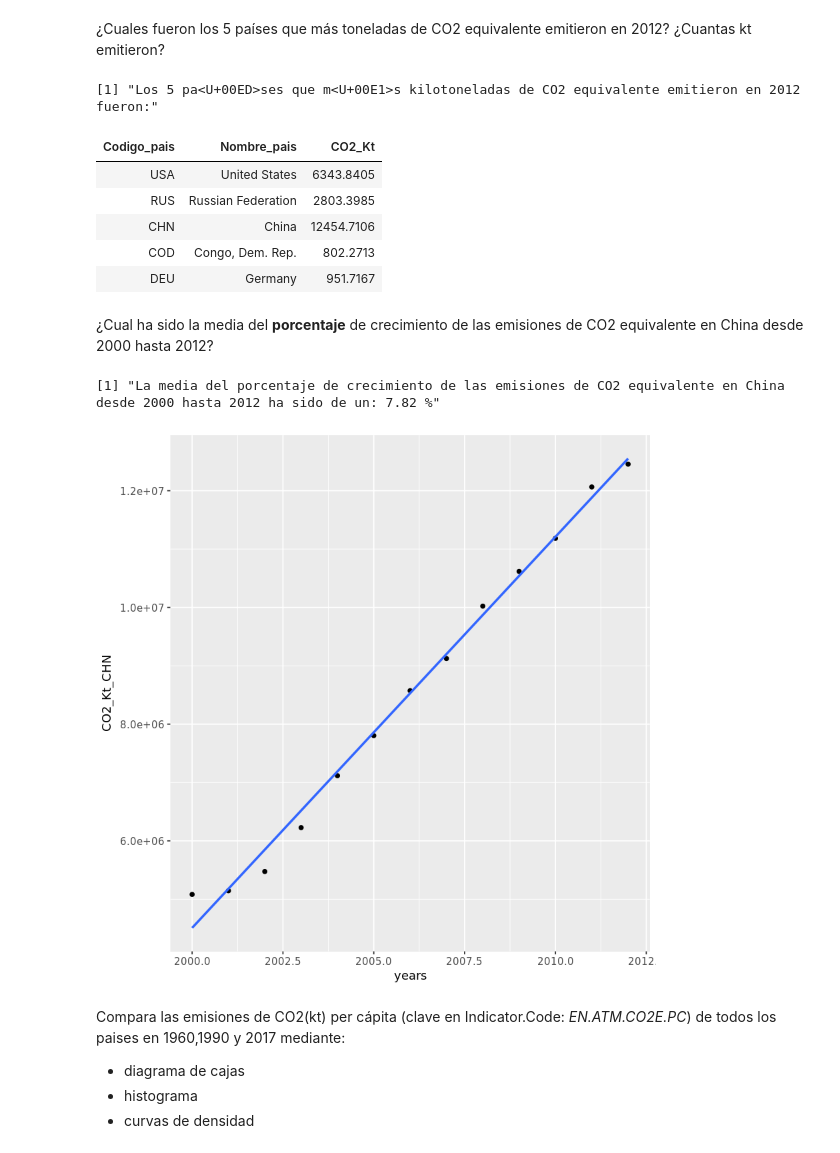
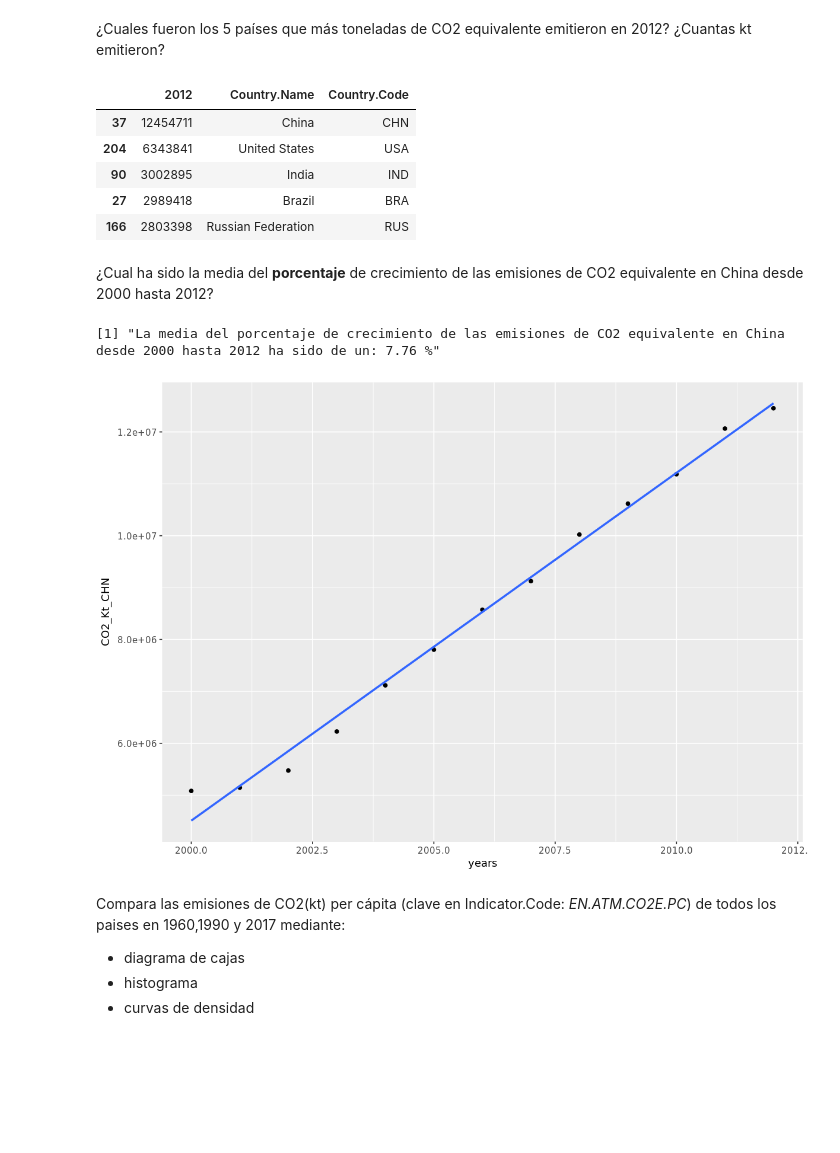
Before and after one commit to miguelcores/Data-Mining.R, a Jupyter notebook: practica/Practica1.ipynb, the cells around one changed output. Saved outputs shown, nothing was run; the diff lists cells and outputs as text; code cells hidden in the pictures; blank space fills up the shorter version.

```diff
--- a/practica/Practica1.ipynb
+++ b/practica/Practica1.ipynb
@@ -202,56 +233,49 @@ print(paste("El pais que mas toneladas de CO2 expulsó en 1970 fue",pais_co2_ord
 # %% [markdown]
 ¿Cuales fueron los 5 países que más toneladas de CO2 equivalente emitieron en 2012? ¿Cuantas kt emitieron?
-# %%
-CO2_Kt = rep(0, 217)
-Codigo_pais = data.frame(Codigo_pais=rep(NA, 217), id=c(1:217))
-Nombre_pais = data.frame(Nombre_pais=rep(NA, 217), id=c(1:217))
-j=1
-for(i in 1:length(pais_co2$Country.Name)){
-    if(pais_co2$Indicator.Code[i] == "EN.ATM.GHGT.KT.CE"){
-        CO2_Kt[j]=pais_co2[i,"2012"]
-        Codigo_pais[j,]=pais_co2$Country.Code[i]
-        Nombre_pais[j,]=pais_co2$Country.Name[i]
-        j=j+1
-    }
-}
-pais_co2_ordenado = data.frame(Codigo_pais, Nombre_pais, CO2_Kt)
-pais_co2_ordenado = arrange(pais_co2_ordenado, by = CO2, decreasing = TRUE)
-pais_co2_ordenado[,"CO2_Kt"] = pais_co2_ordenado[,"CO2_Kt"]/1000
-pais_co2_ordenado[,"id"] = NULL
-pais_co2_ordenado[,"id.1"] = NULL
-print("Los 5 países que más kilotoneladas de CO2 equivalente emitieron en 2012 fueron:")
-head(pais_co2_ordenado,5)
-# %% [output]
-[1] "Los 5 pa<U+00ED>ses que m<U+00E1>s kilotoneladas de CO2 equivalente emitieron en 2012 fueron:"
-| Codigo_pais | Nombre_pais | CO2_Kt |
-| USA | United States | 6343.8405 |
-| RUS | Russian Federation | 2803.3985 |
-| CHN | China | 12454.7106 |
-| COD | Congo, Dem. Rep. | 802.2713 |
-| DEU | Germany | 951.7167 |
+# %%
+databank2012<-databank[databank$Indicator.Code == "EN.ATM.GHGT.KT.CE",c("2012","Country.Name","Country.Code")]
+co2eq2012<-merge(databank2012,realCountryData, by="Country.Code")[,c("2012","Country.Name","Country.Code")]
+head(co2eq2012[order(co2eq2012$"2012",decreasing = T),],5)
+# %% [output]
+|  | 2012 | Country.Name | Country.Code |
+| 37 | 12454711 | China | CHN |
+| 204 | 6343841 | United States | USA |
+| 90 | 3002895 | India | IND |
+| 27 | 2989418 | Brazil | BRA |
+| 166 | 2803398 | Russian Federation | RUS |
 # %% [markdown]
 ¿Cual ha sido la media del **porcentaje** de crecimiento de las emisiones de CO2 equivalente en China desde 2000 hasta 2012?
+# %%
+myGeometricMean<-function(X,na.rm=F){
+    if (na.rm){
+        X<-na.omit(X)
+    }
+    m<-1
+    for (xi in X){
+        m<-m*xi
+    }
+    m^(1/length(X))
+}
 # %%
 CO2_Kt_CHN=rep(NA, 12)
 years=(2000:2012)
 m=1
 for(i in 1:length(pais_co2$Country.Name)){
     if(pais_co2$Indicator.Code[i] == "EN.ATM.GHGT.KT.CE" & pais_co2$Country.Code[i] == "CHN"){
         CO2_Kt_CHN=c(pais_co2$"2000"[i],pais_co2$"2001"[i],pais_co2$"2002"[i],pais_co2$"2003"[i],pais_co2$"2004"[i],
                      pais_co2$"2005"[i],pais_co2$"2006"[i],pais_co2$"2007"[i],pais_co2$"2008"[i],pais_co2$"2009"[i],
                      pais_co2$"2010"[i],pais_co2$"2011"[i],pais_co2$"2012"[i])
     }
 }
 CO2_Kt_CHN = data.frame(CO2_Kt_CHN,years)
 ggplot(CO2_Kt_CHN, aes(y=CO2_Kt_CHN,x=years))+geom_point()+geom_smooth(method="lm", se=FALSE)
-incremento_anual = rep(NA,12)
-for(i in 1:12){
-    incremento_anual[i]=(CO2_Kt_CHN$CO2_Kt_CHN[i+1]-CO2_Kt_CHN$CO2_Kt_CHN[i])/CO2_Kt_CHN$CO2_Kt_CHN[i]*100
-}
-print(paste("La media del porcentaje de crecimiento de las emisiones de CO2 equivalente en China desde 2000 hasta 2012 ha sido de un:",round(mean(incremento_anual),3),"%"))
+incremento_anual = c(NA,CO2_Kt_CHN$CO2_Kt_CHN[2:length(CO2_Kt_CHN$CO2_Kt_CHN)]/CO2_Kt_CHN$CO2_Kt_CHN[1:length(CO2_Kt_CHN$CO2_Kt_CHN)-1])
+incremento_anual = (myGeometricMean(incremento_anual,na.rm=T)-1)*100
+print(paste("La media del porcentaje de crecimiento de las emisiones de CO2 equivalente en China desde 2000 hasta 2012 ha sido de un:",
+            round(incremento_anual,2),"%"))
 # %% [output]
-[1] "La media del porcentaje de crecimiento de las emisiones de CO2 equivalente en China desde 2000 hasta 2012 ha sido de un: 7.82 %"
+[1] "La media del porcentaje de crecimiento de las emisiones de CO2 equivalente en China desde 2000 hasta 2012 ha sido de un: 7.76 %"
-[figure, old version]
+[figure, new version]
 # %% [markdown]
 Compara las emisiones de CO2(kt) per cápita (clave en Indicator.Code: *EN.ATM.CO2E.PC*) de todos los paises en 1960,1990 y 2017 mediante:
 * diagrama de cajas
```
Also changed, not shown: parts of 25 cells of this notebook.
